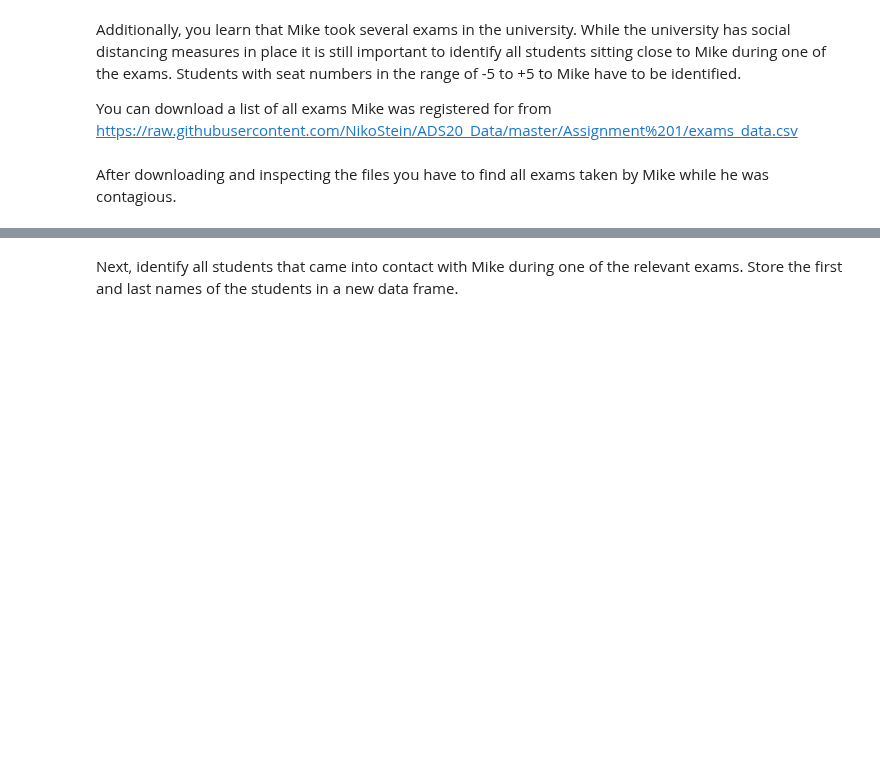
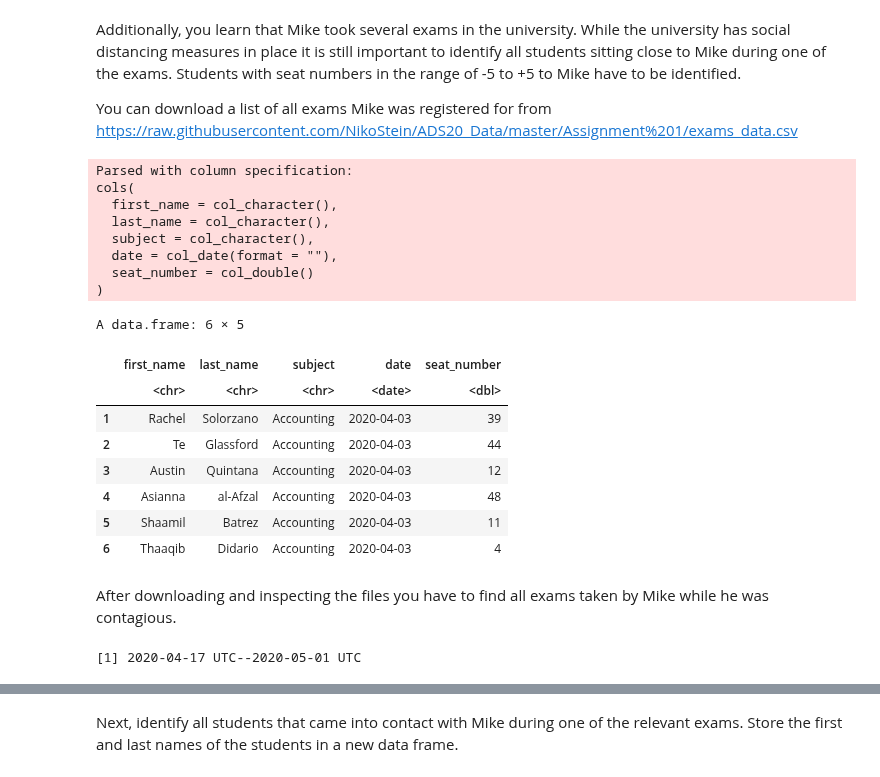
Before and after one commit to michiWS1920/ADS20, a Jupyter notebook: ADS_Programming_Assignment_1.ipynb, the cells around one changed output, grey strips where cells are left out. Cells and saved outputs as stored; diff of their text form; code cells hidden in the pictures; blank space fills up the shorter version.

```diff
--- a/ADS_Programming_Assignment_1.ipynb
+++ b/ADS_Programming_Assignment_1.ipynb
@@ -629,2 +630,23 @@ You can download a list of all exams Mike was registered for from https://raw.gi
+# %%
+exam_data <- as.data.frame(read_csv(url("https://raw.githubusercontent.com/NikoStein/ADS20_Data/master/Assignment%201/exams_data.csv")))
+head(exam_data)
+# %% [output]
+Parsed with column specification:
+cols(
+  first_name = col_character(),
+  last_name = col_character(),
+  subject = col_character(),
+  date = col_date(format = ""),
+  seat_number = col_double()
+)
+A data.frame: 6 × 5
+|  | first_name | last_name | subject | date | seat_number |
+|  | <chr> | <chr> | <chr> | <date> | <dbl> |
+| 1 | Rachel | Solorzano | Accounting | 2020-04-03 | 39 |
+| 2 | Te | Glassford | Accounting | 2020-04-03 | 44 |
+| 3 | Austin | Quintana | Accounting | 2020-04-03 | 12 |
+| 4 | Asianna | al-Afzal | Accounting | 2020-04-03 | 48 |
+| 5 | Shaamil | Batrez | Accounting | 2020-04-03 | 11 |
+| 6 | Thaaqib | Didario | Accounting | 2020-04-03 | 4 |
 # %% [markdown]
 After downloading and inspecting the files you have to find all exams taken by Mike while he was contagious.
@@ -632,0 +653,6 @@ After downloading and inspecting the files you have to find all exams taken by M
+# %%
+#2 weeks before 1.05.2020 = 17.04.2020
+contagion_exam <- interval(ymd("2020-04-17"), ymd("2020-05-01"))
+contagion_exam
+# %% [output]
+[1] 2020-04-17 UTC--2020-05-01 UTC
```
Also changed, not shown: parts of 9 cells of this notebook.
